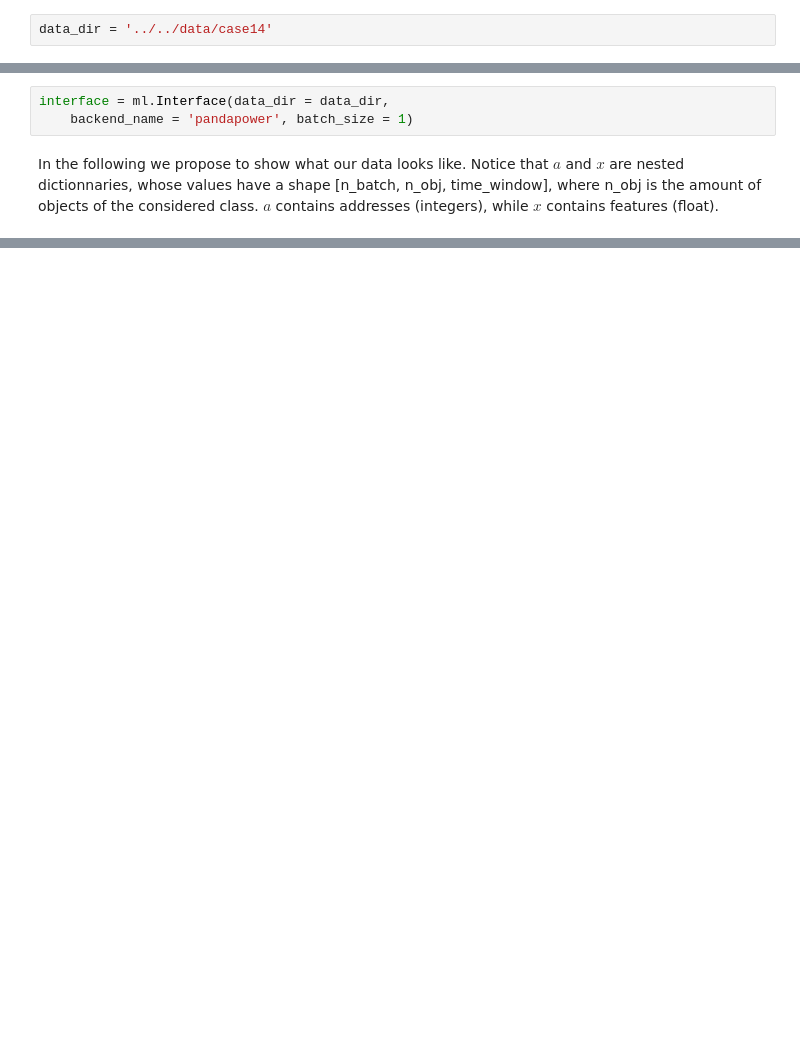
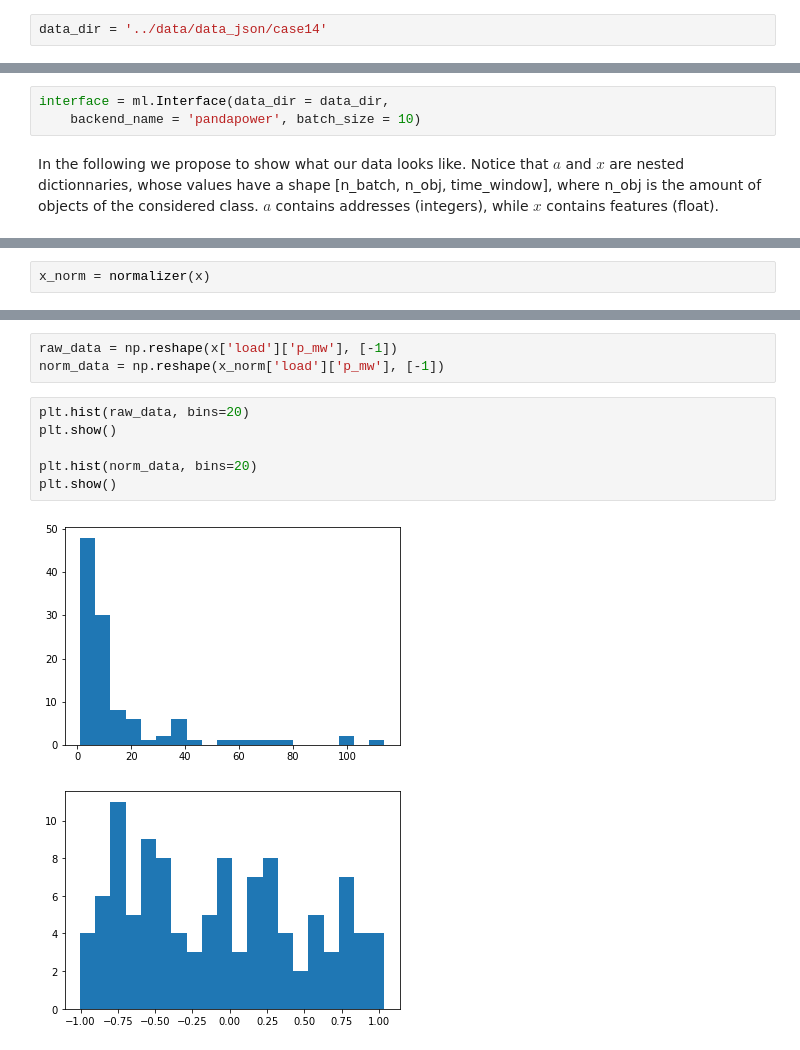
Before and after one commit to bdonon/ml4ps, a Jupyter notebook: doc/0 Loading and preprocessing data.ipynb, the cells around one changed output, grey strips where cells are left out. Drawn from its saved outputs; the diff is of its cells as text; blank space fills up the shorter version.

```diff
--- a/doc/0 Loading and preprocessing data.ipynb
+++ b/doc/0 Loading and preprocessing data.ipynb
@@ -5,7 +13,7 @@ from matplotlib import pyplot as plt
 # %% [markdown]
 # Choose dataset
 # %%
-data_dir = '../../data/case14'
+data_dir = '../data/data_json/case14'
 # %% [markdown]
 # Defining a series of normalizing functions
 
@@ -23,7 +31,7 @@ In order to have our neural network learn, we have to pass it multiple batches o
 As some people may be interested in dealing with time series, we have included the possibility of considering rolling windows. The attribute *series_length* defines the time coherence of time series, while *time_window* defines the size of the time windows that the iterator should retrieve. The different snapshots of a time windows are aggregated by concatenating their respective features. By default, we consider that we are not interested in time series.
 # %%
 interface = ml.Interface(data_dir = data_dir,
-    backend_name = 'pandapower', batch_size = 1)
+    backend_name = 'pandapower', batch_size = 10)
 # %% [markdown]
 In the following we propose to show what our data looks like. Notice that $a$ and $x$ are nested dictionnaries, whose values have a shape [n_batch, n_obj, time_window], where n_obj is the amount of objects of the considered class. $a$ contains addresses (integers), while $x$ contains features (float).
 # %%
@@ -37,0 +103,2 @@ print("values in x['gen']['p_mw'] :{}".format(x['gen']['p_mw']))
+# %%
+x_norm = normalizer(x)
@@ -37,0 +125,12 @@ print("values in x['gen']['p_mw'] :{}".format(x['gen']['p_mw']))
+# %%
+raw_data = np.reshape(x['load']['p_mw'], [-1])
+norm_data = np.reshape(x_norm['load']['p_mw'], [-1])
+# %%
+plt.hist(raw_data, bins=20)
+plt.show()
+
+plt.hist(norm_data, bins=20)
+plt.show()
+# %% [output]
+[figure, added]
+[figure, added]
```
Also changed, not shown: parts of 6 cells of this notebook.
